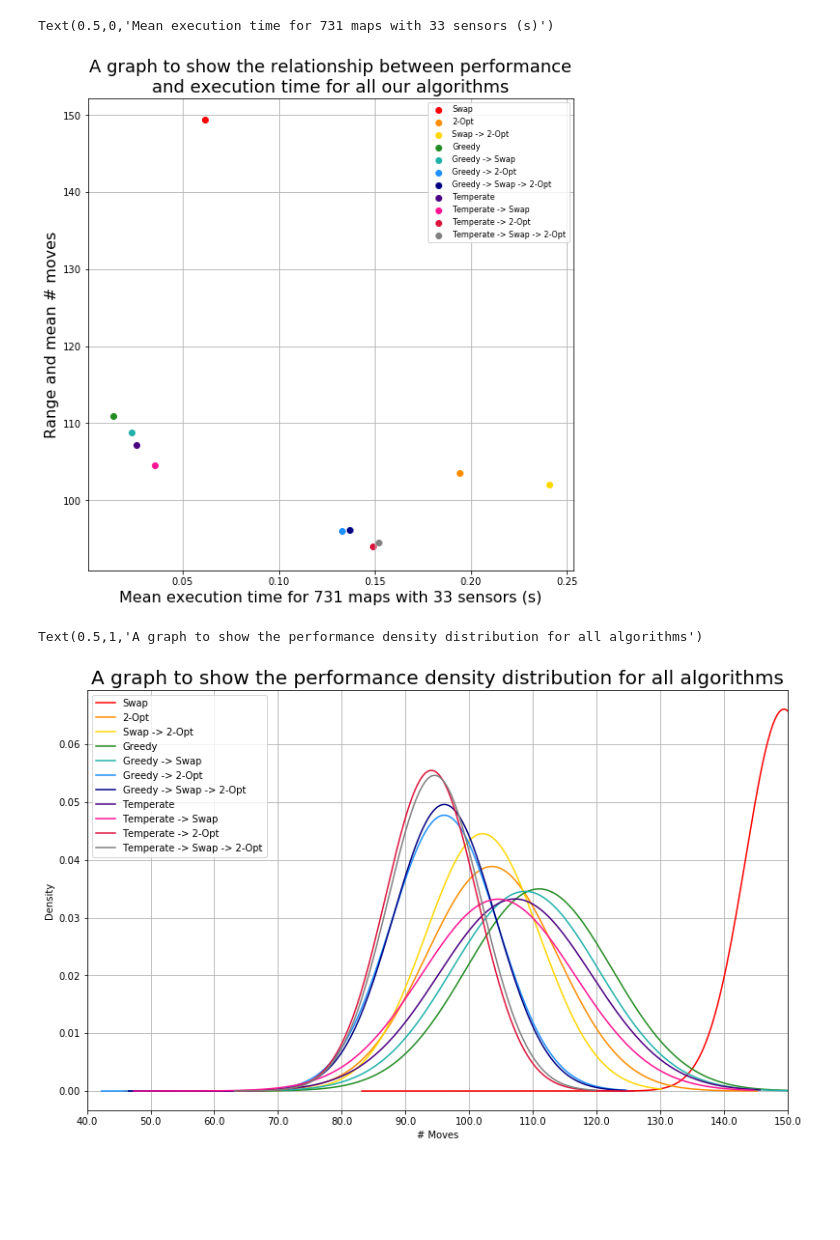
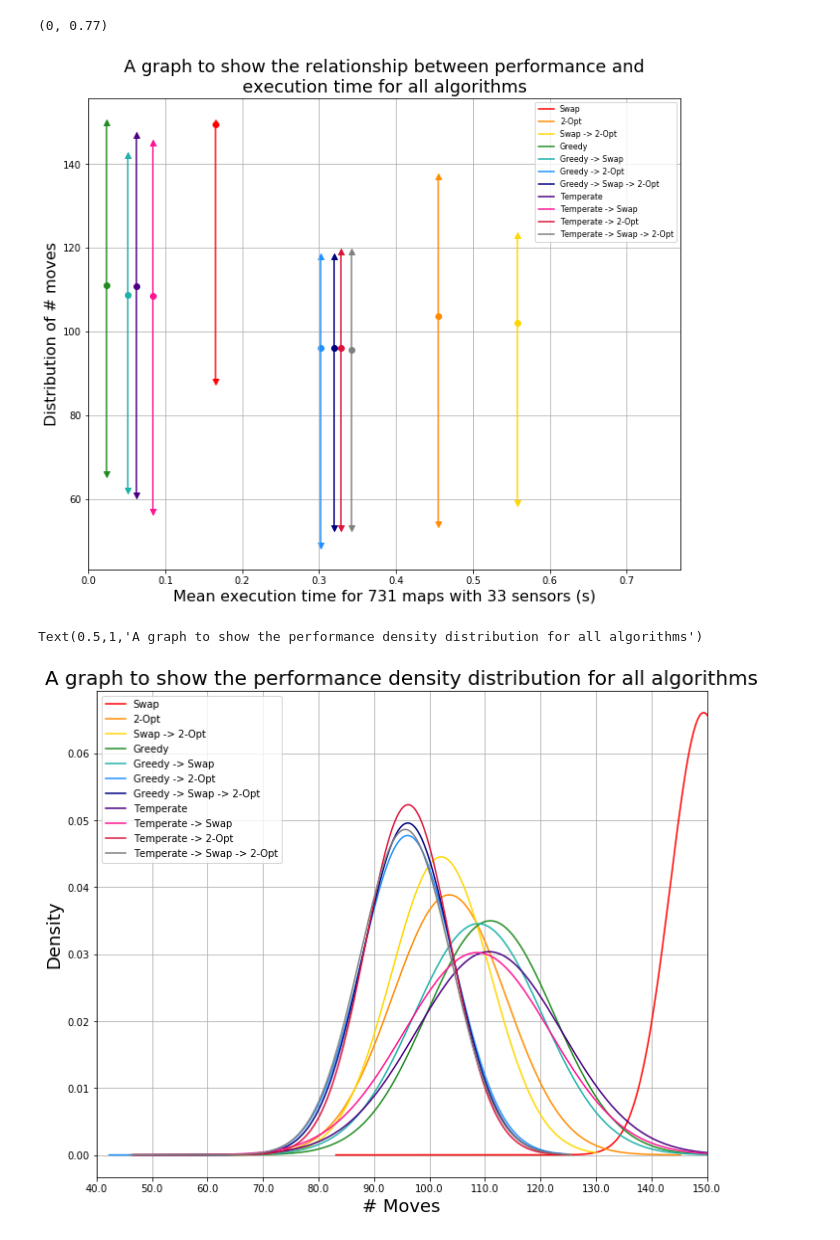
Before and after one commit to hwixley/Drone-Route-Planner, a Jupyter notebook: dataAnalysis/DroneMoveAnalysis.ipynb, the cells around one changed output. Drawn from its saved outputs; the diff is of its cells as text; code cells hidden in the pictures; blank space fills up the shorter version.

```diff
--- a/dataAnalysis/DroneMoveAnalysis.ipynb
+++ b/dataAnalysis/DroneMoveAnalysis.ipynb
@@ -99,23 +99,24 @@ Temperate -> Swap -> 2-Opt
 # %%
-times = [45,142,176,10,17,97,100,19,26,109,111]
+times = [121,333,408,17,37,221,234,46,61,240,250]
 
-plt.rcParams["figure.figsize"] = [9,9]
+plt.rcParams["figure.figsize"] = [11,9]
 
 for i in range(11):
     x = times[i]/731
-    plt.scatter(x,np.mean(moves[i]),c=colors[i],marker="o",label=names[i])
-    #plt.scatter(x,np.min(moves[i]),c=colors[i],marker="v")
-    #plt.scatter(x,np.max(moves[i]),c=colors[i],marker="^")
-    #plt.plot([x]*2,[np.min(moves[i]),np.max(moves[i])],c=colors[i],label=names[i])
+    plt.scatter(x,np.mean(moves[i]),c=colors[i],marker="o")#,label=names[i])
+    plt.scatter(x,np.min(moves[i]),c=colors[i],marker="v")
+    plt.scatter(x,np.max(moves[i]),c=colors[i],marker="^")
+    plt.plot([x]*2,[np.min(moves[i]),np.max(moves[i])],c=colors[i],label=names[i])
 
-plt.legend(loc="upper middle",fontsize=8)
+plt.legend(loc="upper right",fontsize=8)
 plt.grid(True)
-plt.title("A graph to show the relationship between performance\nand execution time for all our algorithms",fontsize=18)
-plt.ylabel("Range and mean # moves",fontsize=16)
+plt.title("A graph to show the relationship between performance and\nexecution time for all algorithms",fontsize=18)
+plt.ylabel("Distribution of # moves",fontsize=16)
 plt.xlabel("Mean execution time for 731 maps with 33 sensors (s)",fontsize=16)
+plt.xlim(0,0.77)
 # %% [output]
-Text(0.5,0,'Mean execution time for 731 maps with 33 sensors (s)')
+(0, 0.77)
-[figure, old version]
+[figure, new version]
 # %%
 from scipy.stats import norm
 
@@ -126,9 +127,9 @@ plt.legend(loc="upper left")
 plt.grid(True)
 plt.xlim(40,150)
 plt.xticks(np.linspace(40,150,12),np.linspace(40,150,12))
-plt.xlabel("# Moves")
-plt.ylabel("Density")
+plt.xlabel("# Moves",fontsize=18)
+plt.ylabel("Density",fontsize=18)
 plt.title("A graph to show the performance density distribution for all algorithms",fontsize=20)
 # %% [output]
 Text(0.5,1,'A graph to show the performance density distribution for all algorithms')
-[figure, old version]
+[figure, new version]
```
Also changed, not shown: parts of 5 cells of this notebook, 11 other files.
